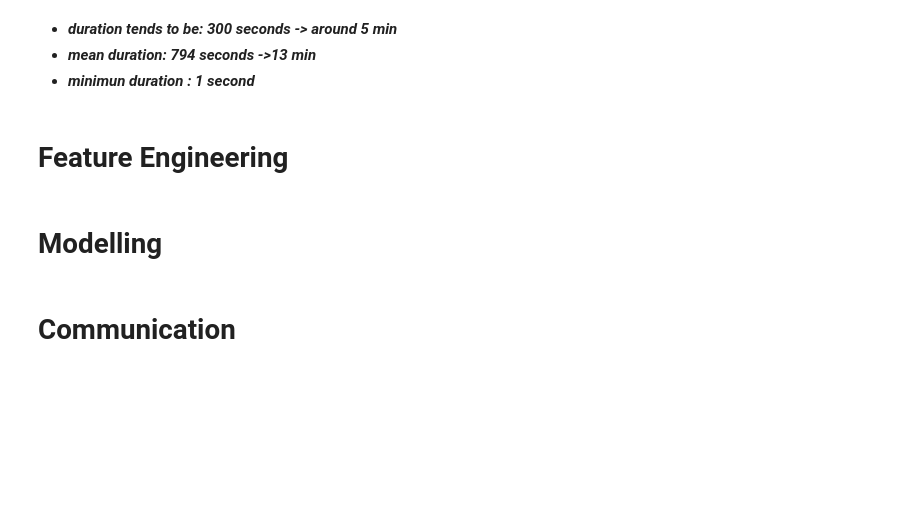
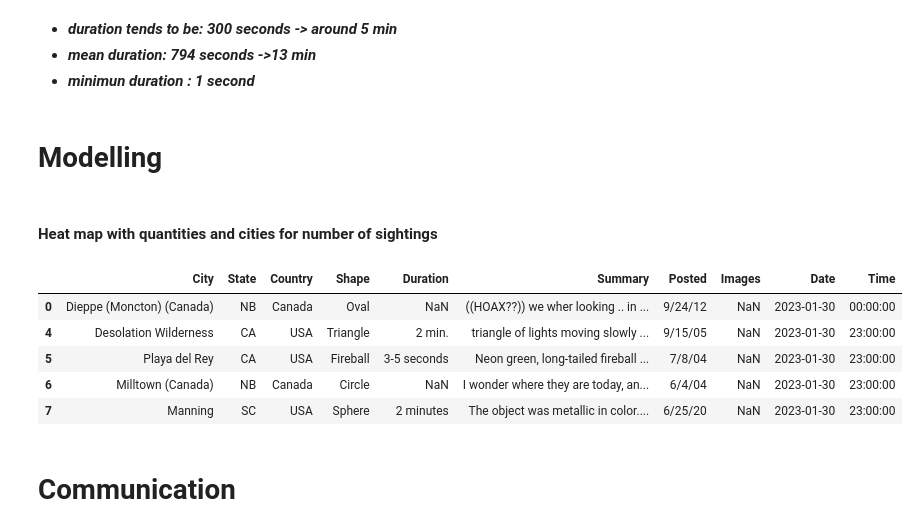
Before and after one commit to ortizfram/UFO-reports-analysis, a Jupyter notebook: UFO-reports.ipynb, the cells around one changed output. Saved outputs shown, nothing was run; the diff lists cells and outputs as text; code cells hidden in the pictures; blank space fills up the shorter version.

```diff
--- a/UFO-reports.ipynb
+++ b/UFO-reports.ipynb
@@ -303,7 +303,16 @@ minimun duration:  1
 - ***duration tends to be:  300 seconds ->  around 5 min***
 - ***mean duration:         794 seconds ->13 min***
 - ***minimun duration :     1 second***
-# %% [markdown]
-# Feature Engineering
 # %% [markdown]
 # Modelling
+# %% [markdown]
+#### Heat map with quantities and cities for number of sightings
+# %%
+df_clean.head()
+# %% [output]
+|  | City | State | Country | Shape | Duration | Summary | Posted | Images | Date | Time |
+| 0 | Dieppe (Moncton) (Canada) | NB | Canada | Oval | NaN | ((HOAX??)) we wher looking .. in ... | 9/24/12 | NaN | 2023-01-30 | 00:00:00 |
+| 4 | Desolation Wilderness | CA | USA | Triangle | 2 min. | triangle of lights moving slowly ... | 9/15/05 | NaN | 2023-01-30 | 23:00:00 |
+| 5 | Playa del Rey | CA | USA | Fireball | 3-5 seconds | Neon green, long-tailed fireball ... | 7/8/04 | NaN | 2023-01-30 | 23:00:00 |
+| 6 | Milltown (Canada) | NB | Canada | Circle | NaN | I wonder where they are today, an... | 6/4/04 | NaN | 2023-01-30 | 23:00:00 |
+| 7 | Manning | SC | USA | Sphere | 2 minutes | The object was metallic in color.... | 6/25/20 | NaN | 2023-01-30 | 23:00:00 |
```
Also changed, not shown: parts of 2 cells of this notebook.
